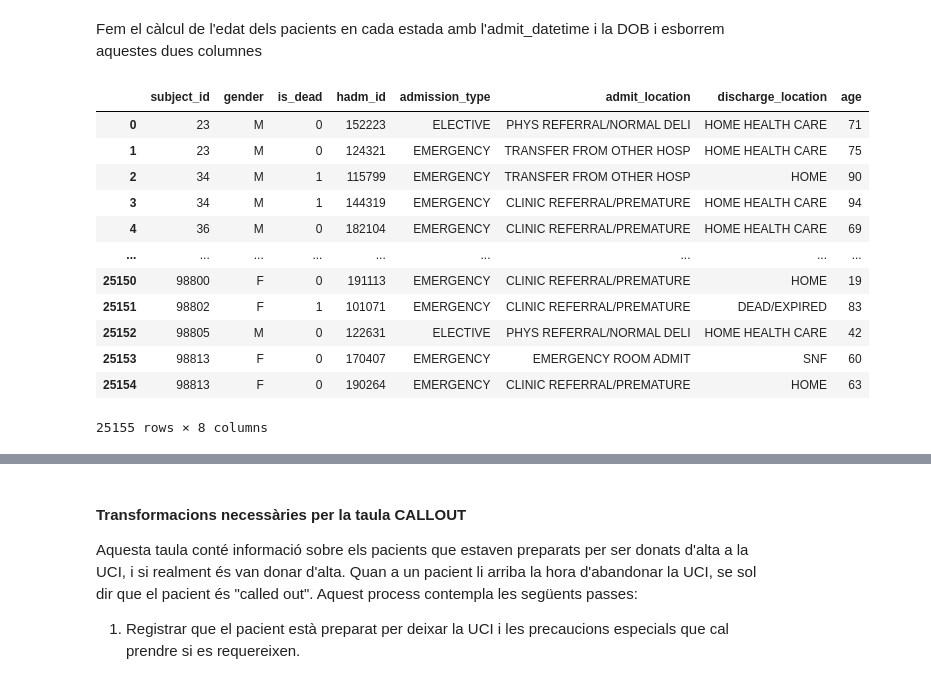
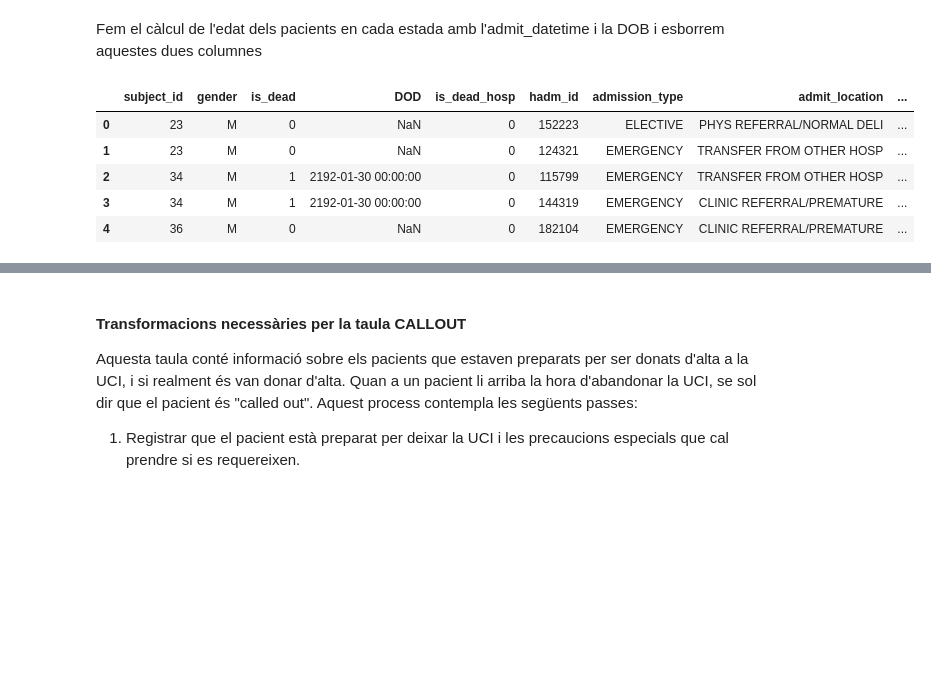
Before and after one commit to juaguilera/TFG, a Jupyter notebook: proves_df.ipynb, the cells around one changed output, grey strips where cells are left out. Drawn from its saved outputs; the diff is of its cells as text; code cells hidden in the pictures; blank space fills up the shorter version.

```diff
--- a/proves_df.ipynb
+++ b/proves_df.ipynb
@@ -101,4 +112,10 @@ patients_df["gender"] = patients_icu["GENDER"]
 patients_df["is_dead"] = patients_icu["EXPIRE_FLAG"]
 # %%
 patients_df["DOB"] = patients_icu["DOB"]
+# %%
+patients_df["DOD"] = patients_icu["DOD"]
+# %%
+patients_df["is_dead_hosp"] = patients_icu["DOD_HOSP"]
+# %%
+patients_df["is_dead_hosp"] = patients_icu["DOD_HOSP"].apply(lambda x: 1 if pd.notna(x) else 0)
 # %%
@@ -257,18 +253,11 @@ admis_with_patients_df["age"] = admis_with_patients_df["age"].apply(lambda x: x-
 # Eliminem les columnes de "DOB" i admit_datetime perquè ja no les necessitem
 admis_with_patients_df.drop(["DOB", "admit_datetime"], axis=1, inplace=True)
 # %%
-admis_with_patients_df
+admis_with_patients_df.head()
 # %% [output]
-|  | subject_id | gender | is_dead | hadm_id | admission_type | admit_location | discharge_location | age |
-| 0 | 23 | M | 0 | 152223 | ELECTIVE | PHYS REFERRAL/NORMAL DELI | HOME HEALTH CARE | 71 |
-| 1 | 23 | M | 0 | 124321 | EMERGENCY | TRANSFER FROM OTHER HOSP | HOME HEALTH CARE | 75 |
-| 2 | 34 | M | 1 | 115799 | EMERGENCY | TRANSFER FROM OTHER HOSP | HOME | 90 |
-| 3 | 34 | M | 1 | 144319 | EMERGENCY | CLINIC REFERRAL/PREMATURE | HOME HEALTH CARE | 94 |
-| 4 | 36 | M | 0 | 182104 | EMERGENCY | CLINIC REFERRAL/PREMATURE | HOME HEALTH CARE | 69 |
-| ... | ... | ... | ... | ... | ... | ... | ... | ... |
-| 25150 | 98800 | F | 0 | 191113 | EMERGENCY | CLINIC REFERRAL/PREMATURE | HOME | 19 |
-| 25151 | 98802 | F | 1 | 101071 | EMERGENCY | CLINIC REFERRAL/PREMATURE | DEAD/EXPIRED | 83 |
-| 25152 | 98805 | M | 0 | 122631 | ELECTIVE | PHYS REFERRAL/NORMAL DELI | HOME HEALTH CARE | 42 |
-| 25153 | 98813 | F | 0 | 170407 | EMERGENCY | EMERGENCY ROOM ADMIT | SNF | 60 |
-| 25154 | 98813 | F | 0 | 190264 | EMERGENCY | CLINIC REFERRAL/PREMATURE | HOME | 63 |
+|  | subject_id | gender | is_dead | DOD | is_dead_hosp | hadm_id | admission_type | admit_location | ... |
+| 0 | 23 | M | 0 | NaN | 0 | 152223 | ELECTIVE | PHYS REFERRAL/NORMAL DELI | ... |
+| 1 | 23 | M | 0 | NaN | 0 | 124321 | EMERGENCY | TRANSFER FROM OTHER HOSP | ... |
+| 2 | 34 | M | 1 | 2192-01-30 00:00:00 | 0 | 115799 | EMERGENCY | TRANSFER FROM OTHER HOSP | ... |
+| 3 | 34 | M | 1 | 2192-01-30 00:00:00 | 0 | 144319 | EMERGENCY | CLINIC REFERRAL/PREMATURE | ... |
+| 4 | 36 | M | 0 | NaN | 0 | 182104 | EMERGENCY | CLINIC REFERRAL/PREMATURE | ... |
-25155 rows × 8 columns
```
Also changed, not shown: parts of 73 cells of this notebook.
